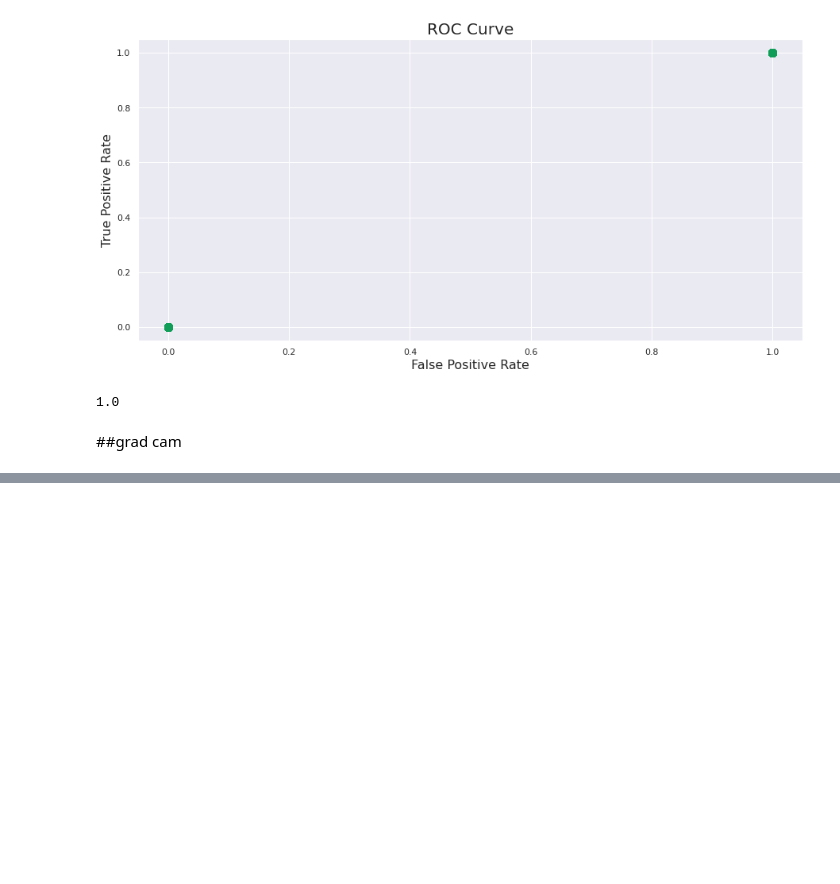
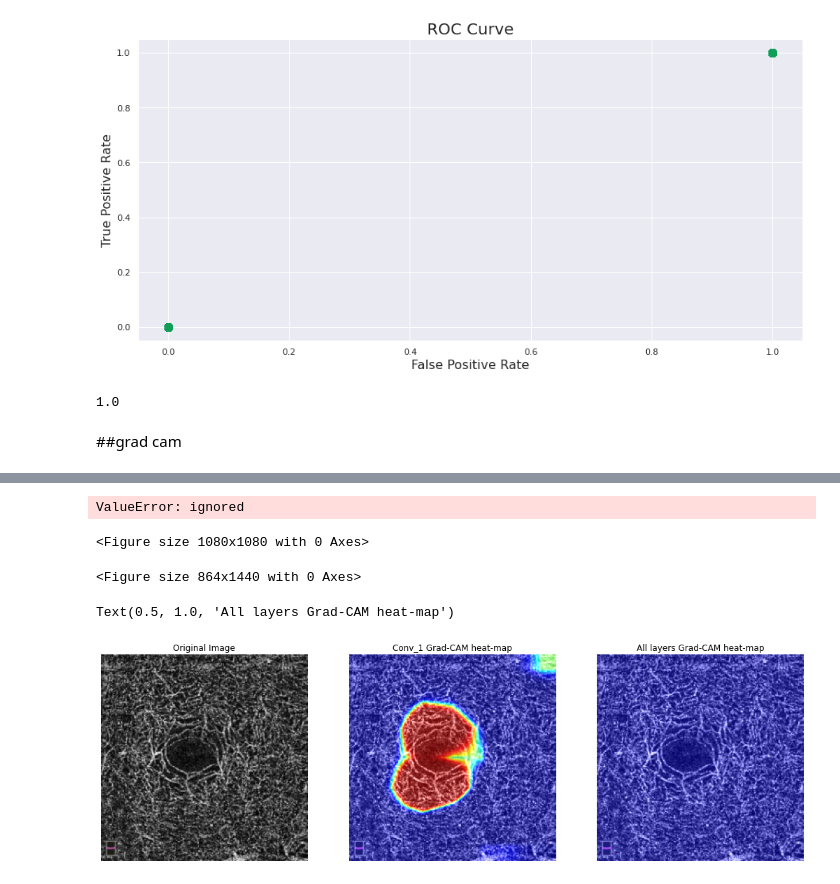
Before and after one commit to alice202122/Thesis, a Jupyter notebook: POSTseg_binary2LAYERDAATA.ipynb, the cells around one changed output, grey strips where cells are left out. Drawn from its saved outputs; the diff is of its cells as text; code cells hidden in the pictures; blank space fills up the shorter version.

```diff
--- a/POSTseg_binary2LAYERDAATA.ipynb
+++ b/POSTseg_binary2LAYERDAATA.ipynb
@@ -937,0 +939,3 @@ CATEGORIES=['Healthy_comb', 'Unhealthy_comb']
+# %%
+CATEGORIES=['HEALTHY', 'UNHEALTHY']
+IMG_SIZE= 304
@@ -937,0 +987,7 @@ CATEGORIES=['Healthy_comb', 'Unhealthy_comb']
+# %%
+fold_imgs = 'Post_seg_2layers'
+class_info = {0: 'H', 1: 'UH'}
+
+X, y, files = manual_pre_process(fold_imgs, 224)
+# %%
+model = tf.keras.models.load_model('FINETUN1', custom_objects={'f1_m':f1_m,"precision_m": precision_m, "recall_m": recall_m})
@@ -937,0 +1115,20 @@ CATEGORIES=['Healthy_comb', 'Unhealthy_comb']
+# %%
+## Grad-CAM heatmap for the last convolutional layer in the model, Conv_1
+
+layer_name = 'leaky_re_lu_1'
+grad_cam=GradCam(model,np.expand_dims(img, axis=0),layer_name)
+grad_cam_superimposed = superimpose(img, grad_cam, 0.5, emphasize=True)
+
+
+plt.figure(figsize=(12, 5))
+ax = plt.subplot(1, 2, 1)
+plt.imshow(cv2.cvtColor(img, cv2.COLOR_BGR2RGB))
+plt.axis('off')
+plt.title('Original Image')
+ax = plt.subplot(1, 2, 2)
+plt.imshow(grad_cam_superimposed)
+plt.axis('off')
+plt.title('LeakyReLU Grad-CAM heat-map')
+plt.tight_layout()
+# %% [output]
+ValueError: ignored
@@ -937,0 +1139,46 @@ CATEGORIES=['Healthy_comb', 'Unhealthy_comb']
+# %%
+## Visualizing Activation layers
+plt.figure(figsize=(15, 15))
+for i, layer in enumerate(activation_layers):
+  grad_cam = GradCam(model, np.expand_dims(img, axis=0), layer)
+  grad_cam_emphasized = superimpose(img, grad_cam, 0.5, emphasize=False)
+  ax = plt.subplot(7, 5, i +1)
+  plt.imshow(grad_cam_emphasized)
+  plt.title(layer)
+  plt.axis("off")
+plt.tight_layout()
+# %% [output]
+<Figure size 1080x1080 with 0 Axes>
+# %%
+## Visualizing Convolution layers
+plt.figure(figsize=(12, 20))
+for i, layer in enumerate(conv2D_layers):
+  grad_cam = GradCam(model, np.expand_dims(img, axis=0), layer)
+  grad_cam_emphasized = superimpose(img, grad_cam, 0.5, emphasize=True)
+  ax = plt.subplot(13, 4, i +1)
+  plt.imshow(grad_cam_emphasized)
+  plt.title(layer)
+  plt.axis("off")
+plt.tight_layout()
+# %% [output]
+<Figure size 864x1440 with 0 Axes>
+# %%
+## We can see how fusing together all layers improves upon the Grad-CAM from the last
+## convolutional layer in the model
+
+plt.figure(figsize=(18, 8))
+ax = plt.subplot(1, 3, 1)
+plt.imshow(cv2.cvtColor(img, cv2.COLOR_BGR2RGB))
+plt.axis('off')
+plt.title('Original Image')
+ax = plt.subplot(1, 3, 2)
+plt.imshow(grad_cam_superimposed)
+plt.axis('off')
+plt.title('Conv_1 Grad-CAM heat-map')
+ax = plt.subplot(1, 3, 3)
+plt.imshow(fused)
+plt.axis('off')
+plt.title('All layers Grad-CAM heat-map')
+# %% [output]
+Text(0.5, 1.0, 'All layers Grad-CAM heat-map')
+[figure, added]
```
Also changed, not shown: parts of 31 cells of this notebook.
